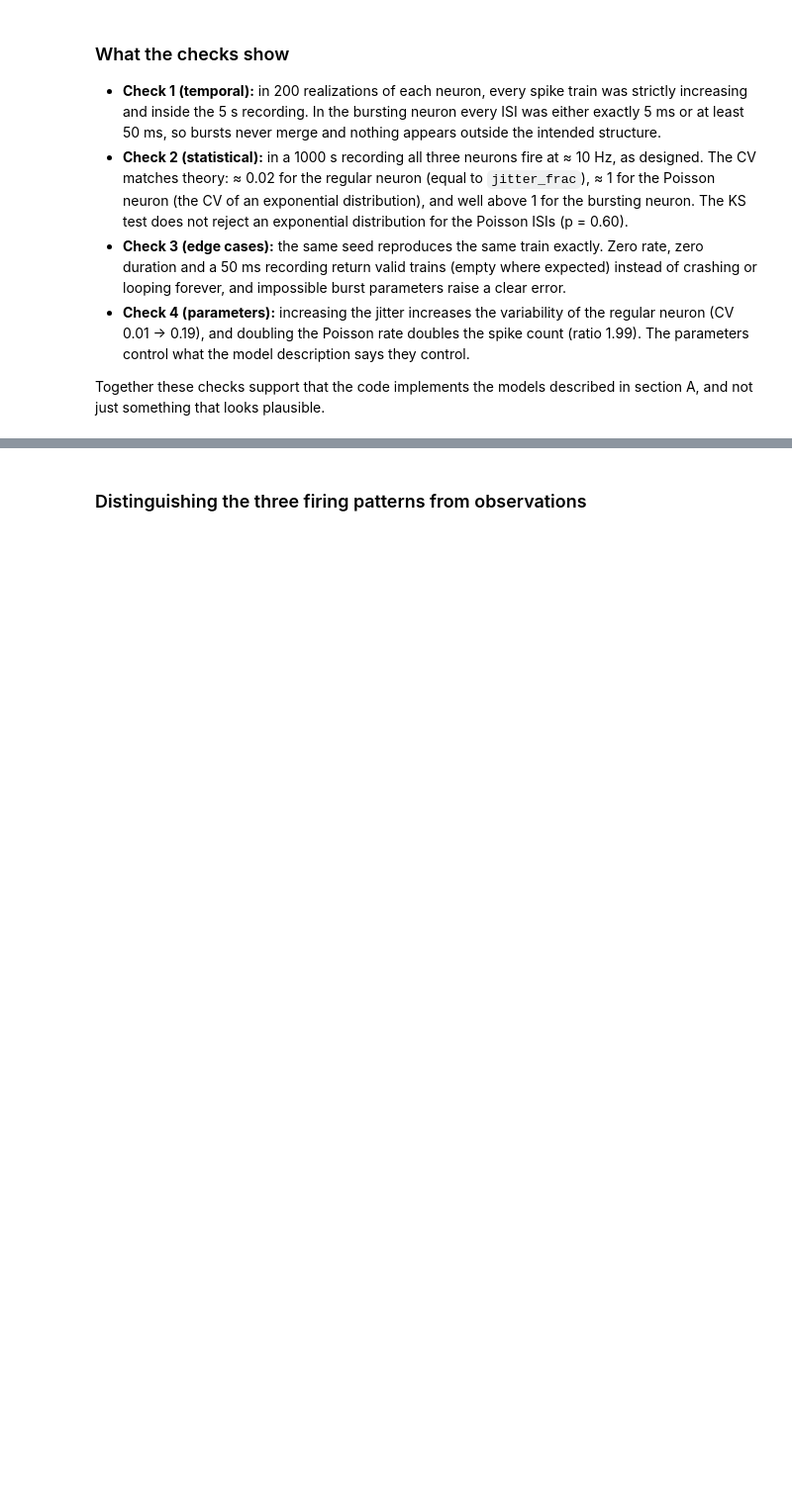
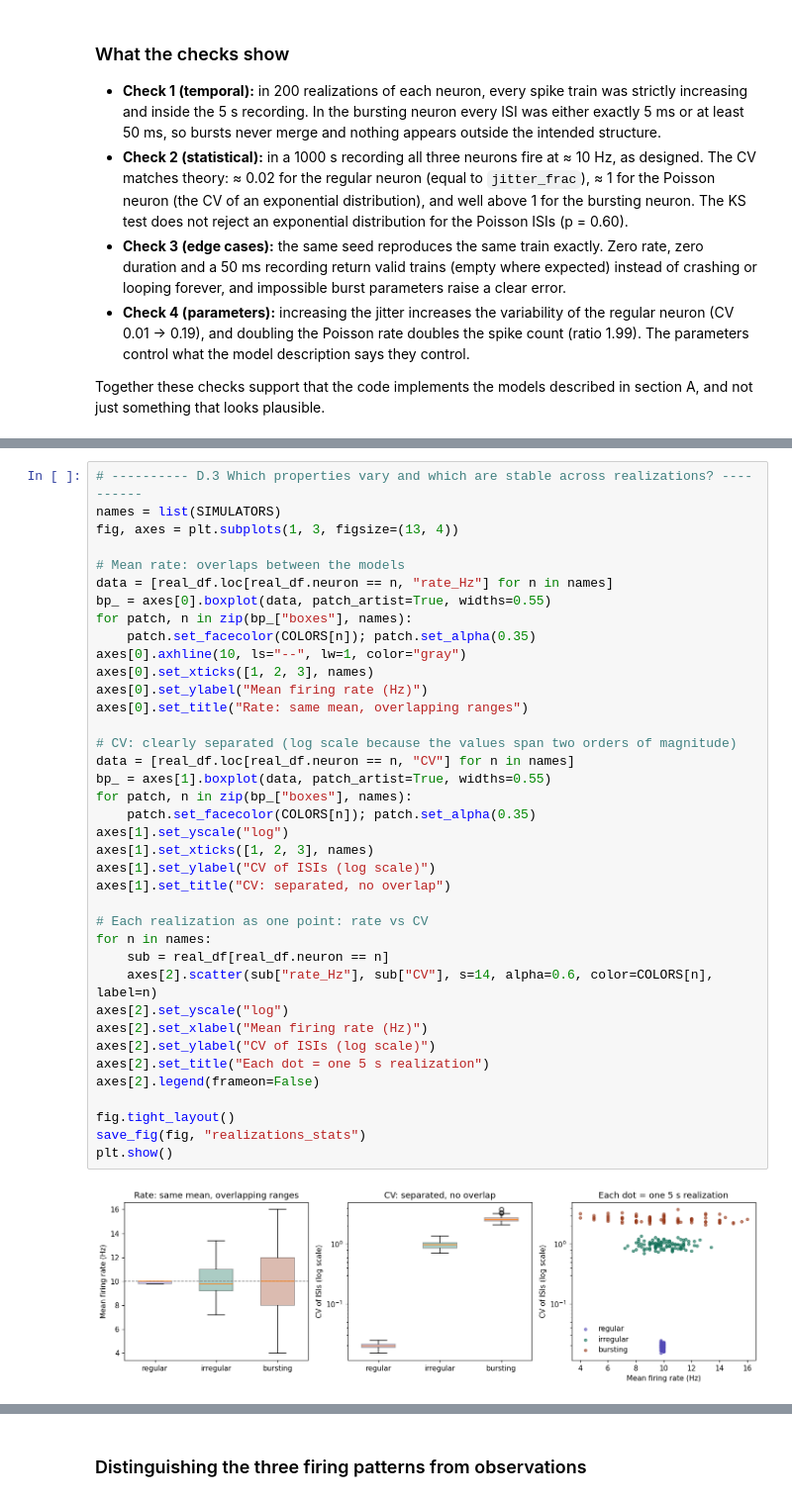
Before and after one commit to yonipick-subair/MiniProject_1, a Jupyter notebook: Q1_neural_spikes.ipynb, the cells around one changed output, grey strips where cells are left out. Shown at 99% size. Saved outputs shown, nothing was run; the diff lists cells and outputs as text; blank space fills up the shorter version.

```diff
--- a/Q1_neural_spikes.ipynb
+++ b/Q1_neural_spikes.ipynb
@@ -371,0 +436,40 @@ Together these checks support that the code implements the models described in s
+# %%
+# ---------- D.3 Which properties vary and which are stable across realizations? ----------
+names = list(SIMULATORS)
+fig, axes = plt.subplots(1, 3, figsize=(13, 4))
+
+# Mean rate: overlaps between the models
+data = [real_df.loc[real_df.neuron == n, "rate_Hz"] for n in names]
+bp_ = axes[0].boxplot(data, patch_artist=True, widths=0.55)
+for patch, n in zip(bp_["boxes"], names):
+    patch.set_facecolor(COLORS[n]); patch.set_alpha(0.35)
+axes[0].axhline(10, ls="--", lw=1, color="gray")
+axes[0].set_xticks([1, 2, 3], names)
+axes[0].set_ylabel("Mean firing rate (Hz)")
+axes[0].set_title("Rate: same mean, overlapping ranges")
+
+# CV: clearly separated (log scale because the values span two orders of magnitude)
+data = [real_df.loc[real_df.neuron == n, "CV"] for n in names]
+bp_ = axes[1].boxplot(data, patch_artist=True, widths=0.55)
+for patch, n in zip(bp_["boxes"], names):
+    patch.set_facecolor(COLORS[n]); patch.set_alpha(0.35)
+axes[1].set_yscale("log")
+axes[1].set_xticks([1, 2, 3], names)
+axes[1].set_ylabel("CV of ISIs (log scale)")
+axes[1].set_title("CV: separated, no overlap")
+
+# Each realization as one point: rate vs CV
+for n in names:
+    sub = real_df[real_df.neuron == n]
+    axes[2].scatter(sub["rate_Hz"], sub["CV"], s=14, alpha=0.6, color=COLORS[n], label=n)
+axes[2].set_yscale("log")
+axes[2].set_xlabel("Mean firing rate (Hz)")
+axes[2].set_ylabel("CV of ISIs (log scale)")
+axes[2].set_title("Each dot = one 5 s realization")
+axes[2].legend(frameon=False)
+
+fig.tight_layout()
+save_fig(fig, "realizations_stats")
+plt.show()
+# %% [output]
+[figure, added]
```
Also changed, not shown: parts of 6 cells of this notebook.
